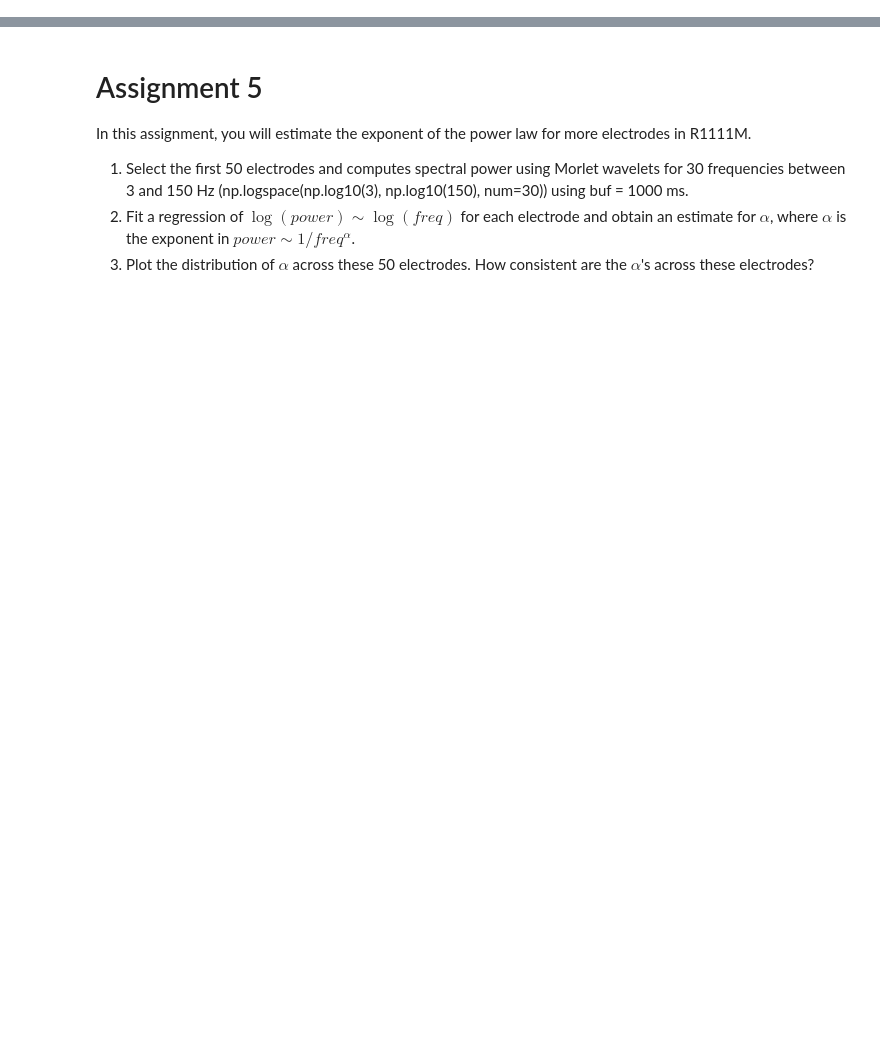
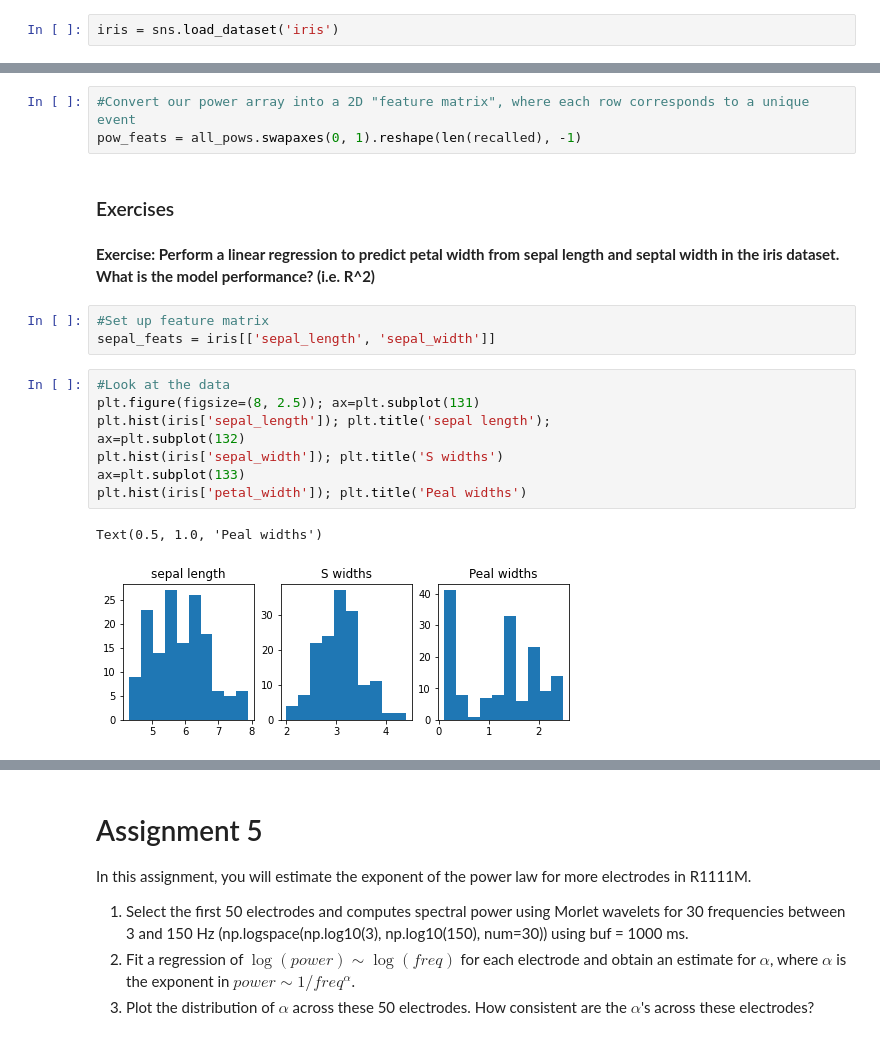
Before and after one commit to pennmem/CMLWorkshop, a Jupyter notebook: solutions/solution_5.ipynb, the cells around one changed output, grey strips where cells are left out. Cells and saved outputs as stored; diff of their text form; blank space fills up the shorter version.

```diff
--- a/solutions/solution_5.ipynb
+++ b/solutions/solution_5.ipynb
@@ -0,0 +11,2 @@
+# %%
+iris = sns.load_dataset('iris')
@@ -0,0 +88,21 @@
+# %%
+#Convert our power array into a 2D "feature matrix", where each row corresponds to a unique event
+pow_feats = all_pows.swapaxes(0, 1).reshape(len(recalled), -1)
+# %% [markdown]
+### Exercises
+# %% [markdown]
+**Exercise: Perform a linear regression to predict petal width from sepal length and septal width in the iris dataset. What is the model performance? (i.e. R^2)**
+# %%
+#Set up feature matrix
+sepal_feats = iris[['sepal_length', 'sepal_width']]
+# %%
+#Look at the data
+plt.figure(figsize=(8, 2.5)); ax=plt.subplot(131)
+plt.hist(iris['sepal_length']); plt.title('sepal length');
+ax=plt.subplot(132)
+plt.hist(iris['sepal_width']); plt.title('S widths')
+ax=plt.subplot(133)
+plt.hist(iris['petal_width']); plt.title('Peal widths')
+# %% [output]
+Text(0.5, 1.0, 'Peal widths')
+[figure, added]
```
Also changed, not shown: parts of 15 cells of this notebook, 2 other files.
